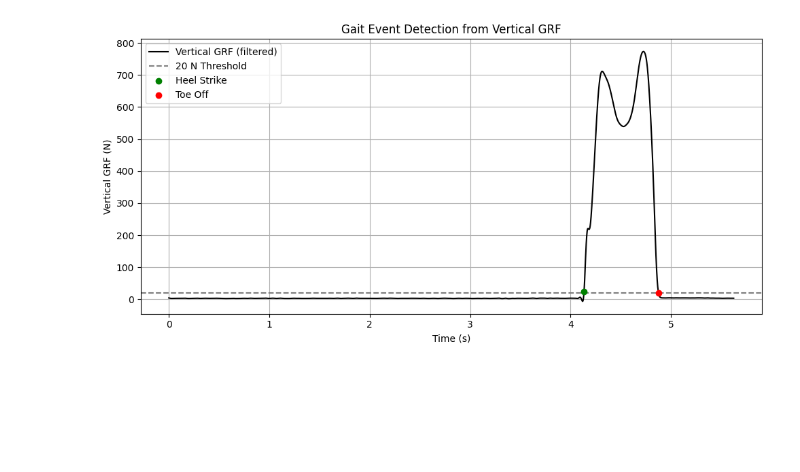
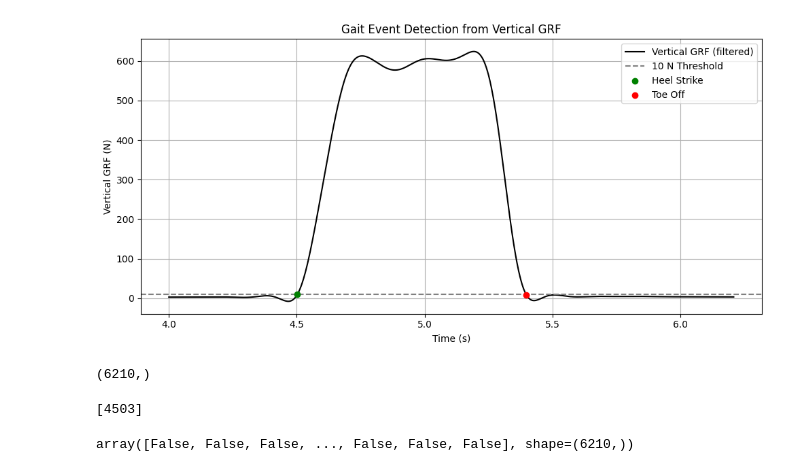
Before and after one commit to RiteshGupta-02/opensim_pipeline_batch_processing, a Jupyter notebook: pipeline/gaiteventdetection.ipynb, the cells around one changed output. Drawn from its saved outputs; the diff is of its cells as text; code cells hidden in the pictures; blank space fills up the shorter version.

```diff
--- a/pipeline/gaiteventdetection.ipynb
+++ b/pipeline/gaiteventdetection.ipynb
@@ -7,10 +7,10 @@ from scipy.signal import butter, filtfilt
 # ==============================
 # USER INPUTS
 # ==============================
-grf_file = 'stw1.mot'   # your force plate file
+grf_file = 'd:\RESEARCH\STW_dataset\Extracted\S02\ExpData\Mocap\grfResults\stw2_f.mot'   # your force plate file
 fs = 1000                     # sampling frequency (Hz)
 cutoff = 20                  # Butterworth cutoff frequency (Hz)
-threshold = 20               # force threshold (N)
+threshold = 10               # force threshold (N)
 min_width = 15               # minimum width in samples
 
 # ==============================
@@ -62,33 +62,45 @@ while i < len(above) - min_width:
     if above[i] and all(~above[i+1:i+1+min_width]):
         TO_idx.append(i + 1)
         i += min_width
         continue
 
     i += 1
 
 HS_times = time[HS_idx]
 TO_times = time[TO_idx]
 
 # ==============================
 # PLOT
 # ==============================
 plt.figure(figsize=(10, 5))
 
-plt.plot(time, vy_filt, label='Vertical GRF (filtered)', color='black')
-plt.axhline(threshold, linestyle='--', color='gray', label='20 N Threshold')
+plt.plot(time[4000:], vy_filt[4000:], label='Vertical GRF (filtered)', color='black')
+plt.axhline(threshold, linestyle='--', color='gray', label=f'{threshold} N Threshold')
 
 plt.scatter(HS_times, vy_filt[HS_idx],
             color='green', label='Heel Strike', zorder=3)
 
 plt.scatter(TO_times, vy_filt[TO_idx],
             color='red', label='Toe Off', zorder=3)
 
 plt.xlabel('Time (s)')
 plt.ylabel('Vertical GRF (N)')
 plt.title('Gait Event Detection from Vertical GRF')
 plt.legend()
 plt.grid(True)
 plt.tight_layout()
 plt.show()
 # %% [output]
-[figure, old version]
+[figure, new version]
+# %%
+time.shape
+# %% [output]
+(6210,)
+# %%
+HS_idx
+# %% [output]
+[4503]
+# %%
+above
+# %% [output]
+array([False, False, False, ..., False, False, False], shape=(6210,))
```
Also changed, not shown: 46 other files.
